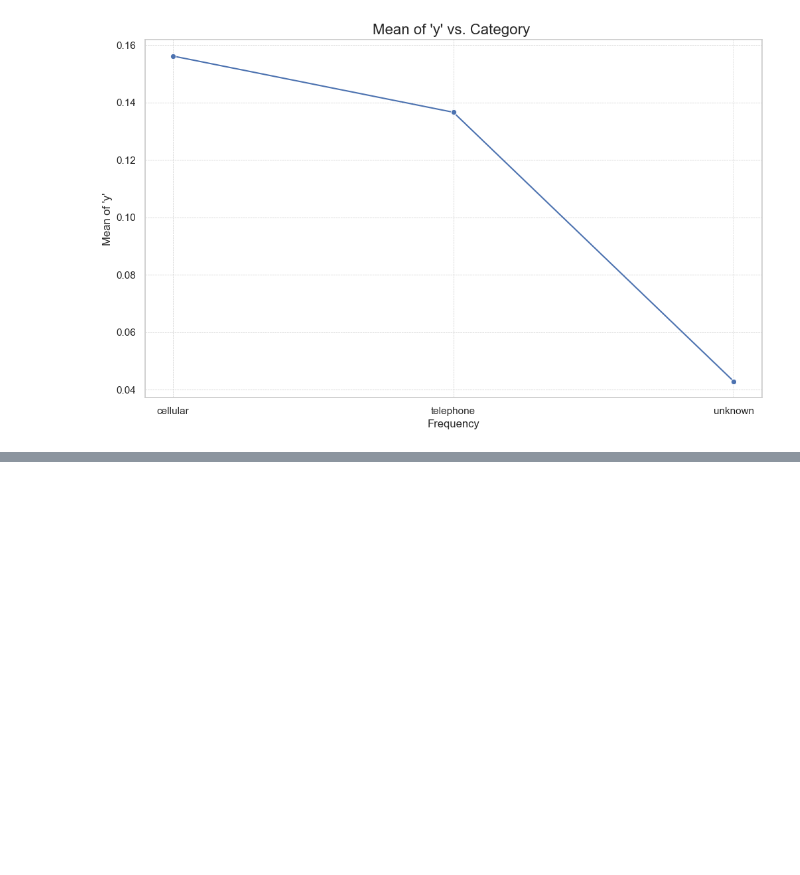
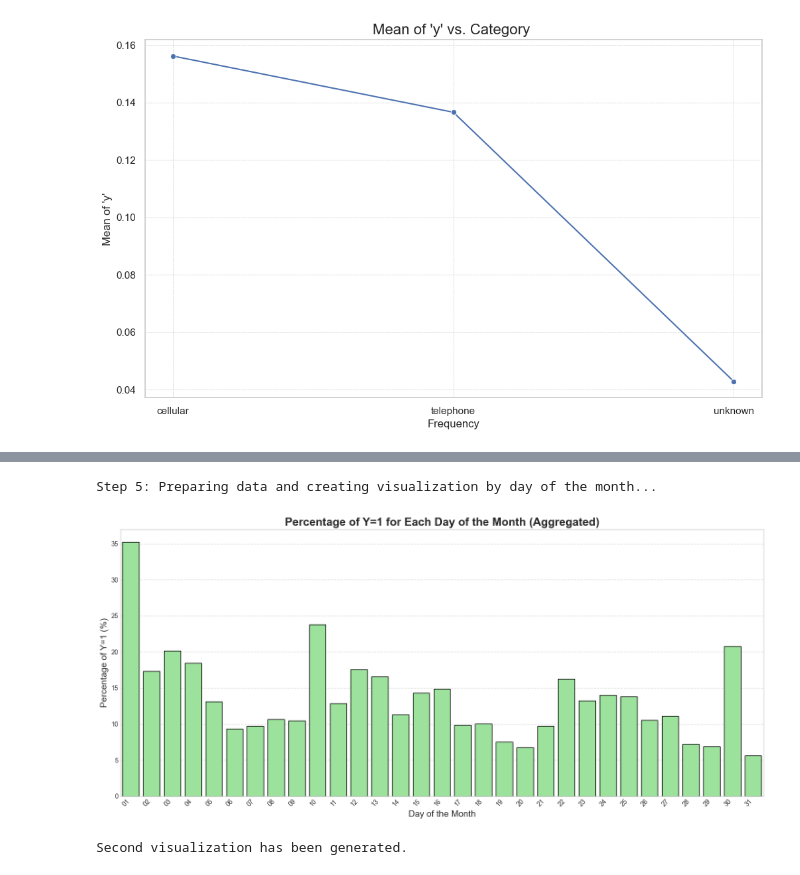
Before and after one commit to basdm96/Code-and-examples, a Jupyter notebook: Projects/Binary Classification with a Bank Dataset/EDA.ipynb, the cells around one changed output, grey strips where cells are left out. Saved outputs shown, nothing was run; the diff lists cells and outputs as text; code cells hidden in the pictures; blank space fills up the shorter version.

```diff
--- a/Projects/Binary Classification with a Bank Dataset/EDA.ipynb
+++ b/Projects/Binary Classification with a Bank Dataset/EDA.ipynb
@@ -340,0 +499,41 @@ df['poutcome'].map({'failure': '0', 'other' : '0', 'unknown' : '0', 'succes' = '
+# %%
+# 5. Create a visualization of the percentage of y=1 for each day (ignoring month)
+print("Step 5: Preparing data and creating visualization by day of the month...")
+# Group by just the 'day' column and calculate the mean of 'y'.
+day_only_percentage = df.groupby('day')['y'].mean().reset_index()
+day_only_percentage['y'] = day_only_percentage['y'] * 100 # Convert to percentage
+
+# The 'day' column is already a string like '01', '02', so it will sort correctly.
+day_only_percentage = day_only_percentage.sort_values('day')
+
+# --- Visualization 2: By Day of Month ---
+plt.style.use('seaborn-v0_8-whitegrid')
+fig2, ax2 = plt.subplots(figsize=(15, 7))
+
+sns.barplot(
+    x='day',
+    y='y',
+    data=day_only_percentage,
+    ax=ax2,
+    color='lightgreen',
+    edgecolor='black'
+)
+
+# Improve the aesthetics and readability
+ax2.set_title('Percentage of Y=1 for Each Day of the Month (Aggregated)', fontsize=18, fontweight='bold')
+ax2.set_xlabel('Day of the Month', fontsize=14)
+ax2.set_ylabel('Percentage of Y=1 (%)', fontsize=14)
+
+plt.xticks(rotation=45, ha='right')
+ax2.tick_params(axis='x', labelsize=10)
+ax2.tick_params(axis='y', labelsize=10)
+ax2.yaxis.grid(True, linestyle='--', which='major', color='grey', alpha=.25)
+
+plt.tight_layout()
+plt.show()
+
+print("\nSecond visualization has been generated.")
+# %% [output]
+Step 5: Preparing data and creating visualization by day of the month...
+[figure, added]
+Second visualization has been generated.
```
Also changed, not shown: parts of 23 cells of this notebook, 2 other files.
